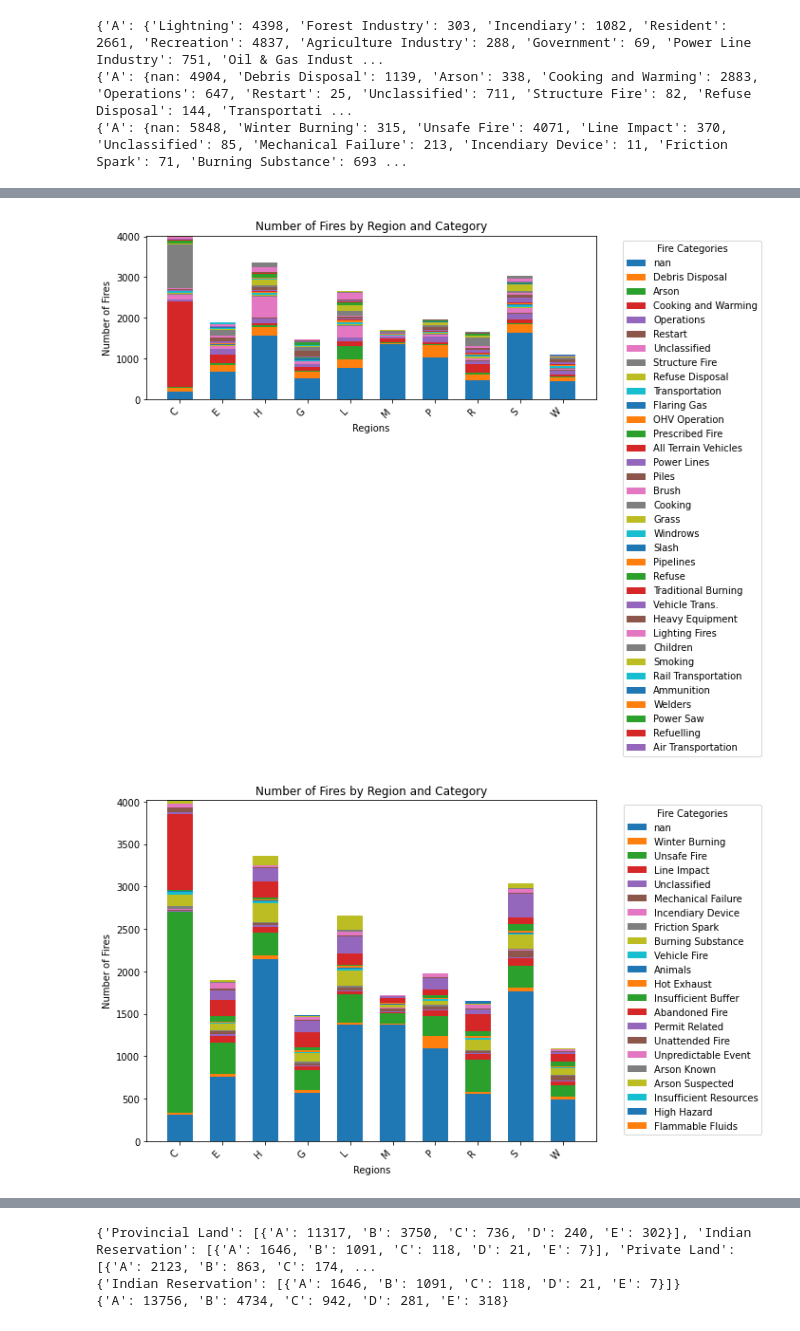
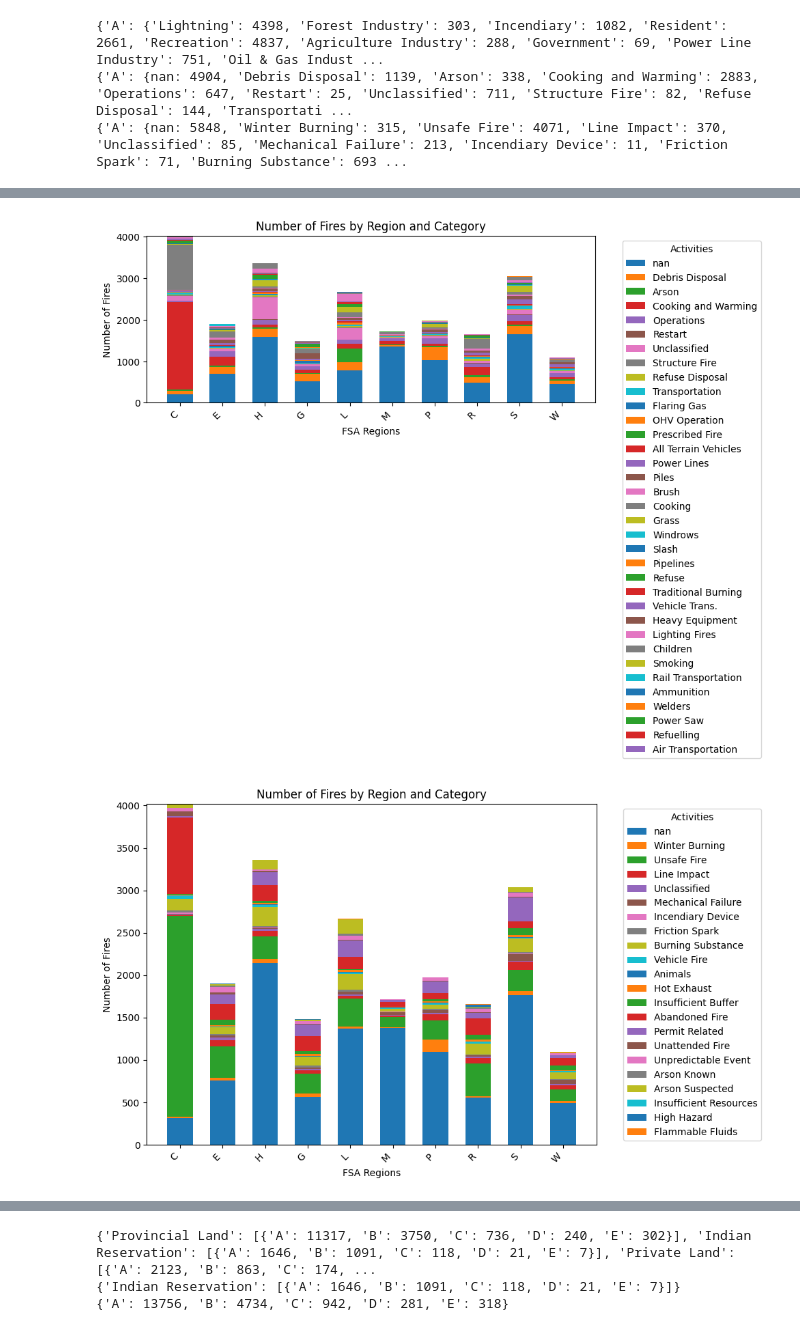
Before and after one commit to pandya-aditya/CxC_Hackathon, a Jupyter notebook: main.ipynb, the cells around one changed output, grey strips where cells are left out. Cells and saved outputs as stored; diff of their text form; code cells hidden in the pictures.

```diff
--- a/main.ipynb
+++ b/main.ipynb
@@ -226,33 +267,33 @@ for key,value in causes_dict.items():
 # %%
 def plot_fires_by_region_and_category(causes_total):
     categories = list(causes_total['C'].keys())
     labels = list(causes_total.keys())
 
     fig, ax = plt.subplots(figsize=(10, 6))
     bar_width = 0.6
 
     for i, category in enumerate(categories):
         values = [causes_total[label][category] for label in labels]
         bottom_values = [sum(causes_total[label][categories[j]] for j in range(i)) for label in labels]
 
         ax.bar(labels, values, width=bar_width, label=category, bottom=bottom_values)
 
     ax.set_ylabel('Number of Fires')
-    ax.set_xlabel('Regions')
+    ax.set_xlabel('FSA Regions')
     ax.set_title('Number of Fires by Region and Category')
-    ax.legend(title='Fire Categories', bbox_to_anchor=(1.05, 1), loc='upper left')
+    ax.legend(title='Activities', bbox_to_anchor=(1.05, 1), loc='upper left')
     plt.xticks(rotation=45, ha='right')
     plt.tight_layout()
     plt.show()
 
 
 plot_fires_by_region_and_category(a_causes_total)
 
 
 plot_fires_by_region_and_category(t_causes_total)
 
 
 plot_fires_by_region_and_category(g_causes_total)
 # %% [output]
-[figure, old version]
+[figure, new version]
-[figure, old version]
+[figure, new version]
```
Also changed, not shown: parts of 10 cells of this notebook.
